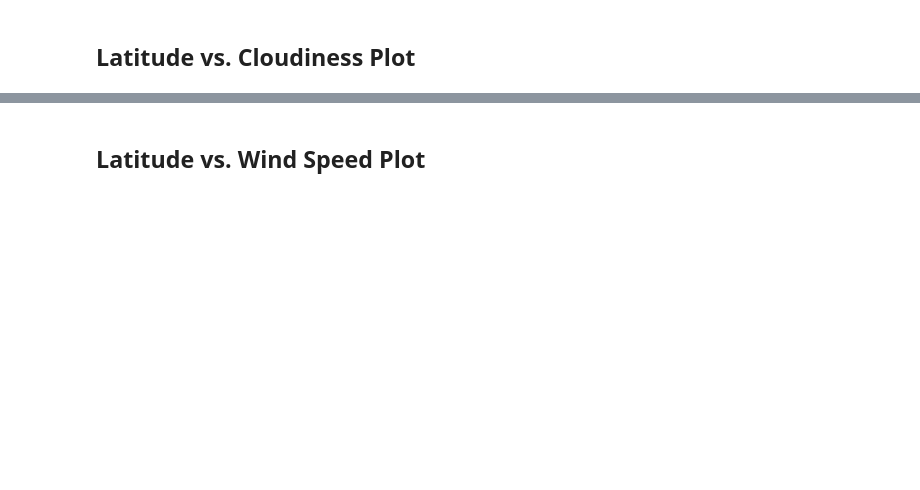
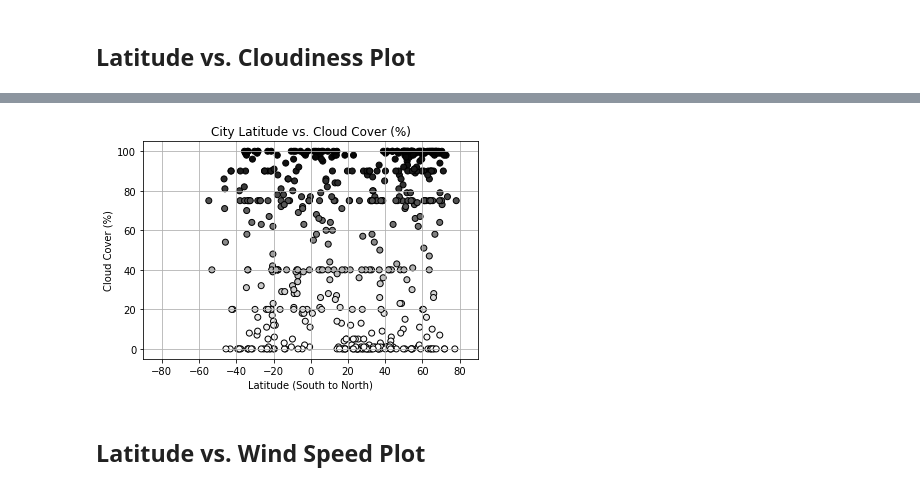
Before and after one commit to wgaechter/WG_API_HW, a Jupyter notebook: Code/WeatherPy/WeatherPy.ipynb, the cells around one changed output, grey strips where cells are left out. Saved outputs shown, nothing was run; the diff lists cells and outputs as text; code cells hidden in the pictures; blank space fills up the shorter version.

```diff
--- a/Code/WeatherPy/WeatherPy.ipynb
+++ b/Code/WeatherPy/WeatherPy.ipynb
@@ -186,2 +216,16 @@ Int64Index([], dtype='int64')
+# %%
+cloud_cover = weather_csv['Cloudiness (%)']
+
+plt.scatter(city_lat, cloud_cover, c=cloud_cover, cmap='Greys', marker='o', facecolors='grey', edgecolors='black')
+plt.title("City Latitude vs. Cloud Cover (%)")
+plt.xlabel("Latitude (South to North)")
+plt.ylabel("Cloud Cover (%)")
+plt.xlim(-90, 90)
+plt.grid()
+plt.show
+
+plt.savefig("Output/Saved Plots/Lat vs Clouds.png")
+# %% [output]
+[figure, added]
 # %% [markdown]
 ## Latitude vs. Wind Speed Plot
```
Also changed, not shown: parts of 33 cells of this notebook, 1 other file.
